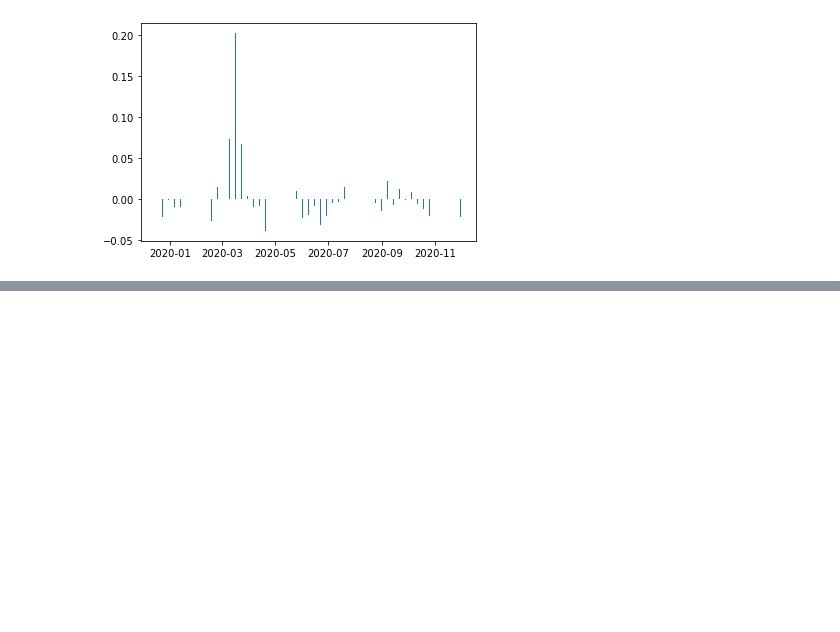
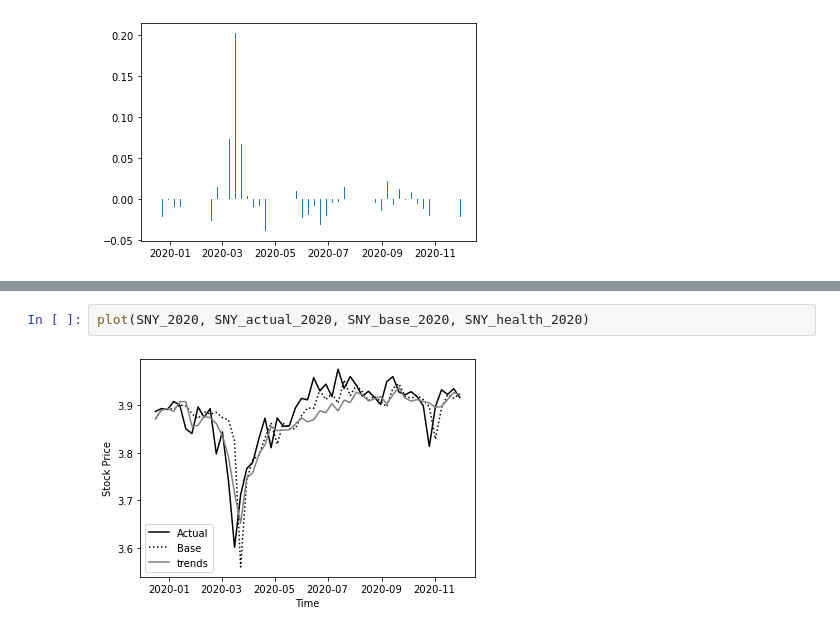
Before and after one commit to epfl-ada/ada-2020-project-milestone-p3-p3_illusions, a Jupyter notebook: extension_2020.ipynb, the cells around one changed output, grey strips where cells are left out. Saved outputs shown, nothing was run; the diff lists cells and outputs as text; blank space fills up the shorter version.

```diff
--- a/extension_2020.ipynb
+++ b/extension_2020.ipynb
@@ -444,0 +523,4 @@ plt.bar(pd.to_datetime(diff_AE_SNY.index), diff_AE_SNY)
+# %%
+plot(SNY_2020, SNY_actual_2020, SNY_base_2020, SNY_health_2020)
+# %% [output]
+[figure, added]
```
Also changed, not shown: parts of 18 cells of this notebook, 5 other files.
